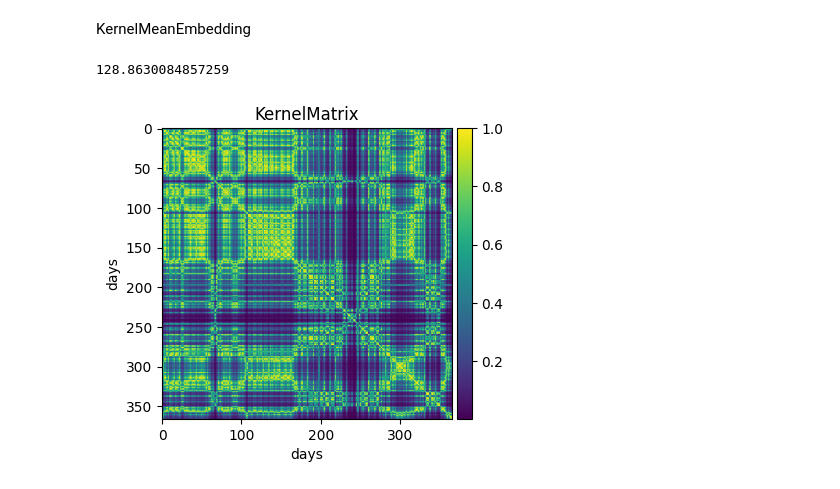
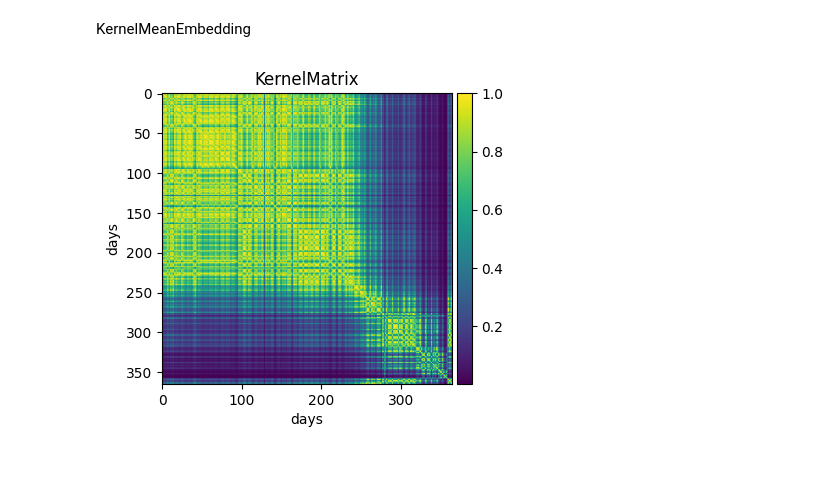
Before and after one commit to luca-pernigo/ThesisKernelMethods, a Jupyter notebook: TestKernel.ipynb, the cells around one changed output. Drawn from its saved outputs; the diff is of its cells as text; code cells hidden in the pictures.

Commit message:
cleaned code for TestKernel and its dependencies

```diff
--- a/TestKernel.ipynb
+++ b/TestKernel.ipynb
@@ -18,11 +19,15 @@ from src import CDF
 # %% [markdown]
 KernelMatrix
 # %%
-X_train = np.load("data/data.npy")
+xtrain = np.load("data/data_21_23.npy")
+# data 2023 test data
+xtest=xtrain[365:,:]
+# data 2021 train data
+xtrain=xtrain[0:366,:]
 # m rows
-m=X_train.shape[0]
+m=xtrain.shape[0]
 # n columns
-n=X_train.shape[1]
+n=xtrain.shape[1]
 # %% [markdown]
 Kernel Hour wise
 # %%
@@ -30,6 +35,3 @@ Kernel Hour wise
 n=8
 # %% [markdown]
 KernelMeanEmbedding
-# %%
-# select hour of interest
-n=8
@@ -38,7 +38,6 @@ n=8
 # %%
-b=X_train[1:, n].reshape(1,m-1)
-mu=np.mean(b)
-sigma=np.std(b)
-sigma
+xtrain_n=xtrain[1:, n].reshape(1,m-1)
+xtest_n=xtest[1:, n]
+# get mean and sigma of train data for selected hour n
+mu=np.mean(xtrain_n)
+sigma=np.std(xtrain_n)
-# %% [output]
-128.8630084857259
@@ -49,7 +50,7 @@ Kernel.Kme(b)
 # %%
-Kernel.PlotKmatrix(b)
+Kernel.PlotKmatrix(xtrain_n)
 # %% [output]
-[figure, old version]
+[figure, new version]
 # %%
 Kernel.PlotKde()
 # %% [output]
```
Also changed, not shown: parts of 11 cells of this notebook, 2 other files.
